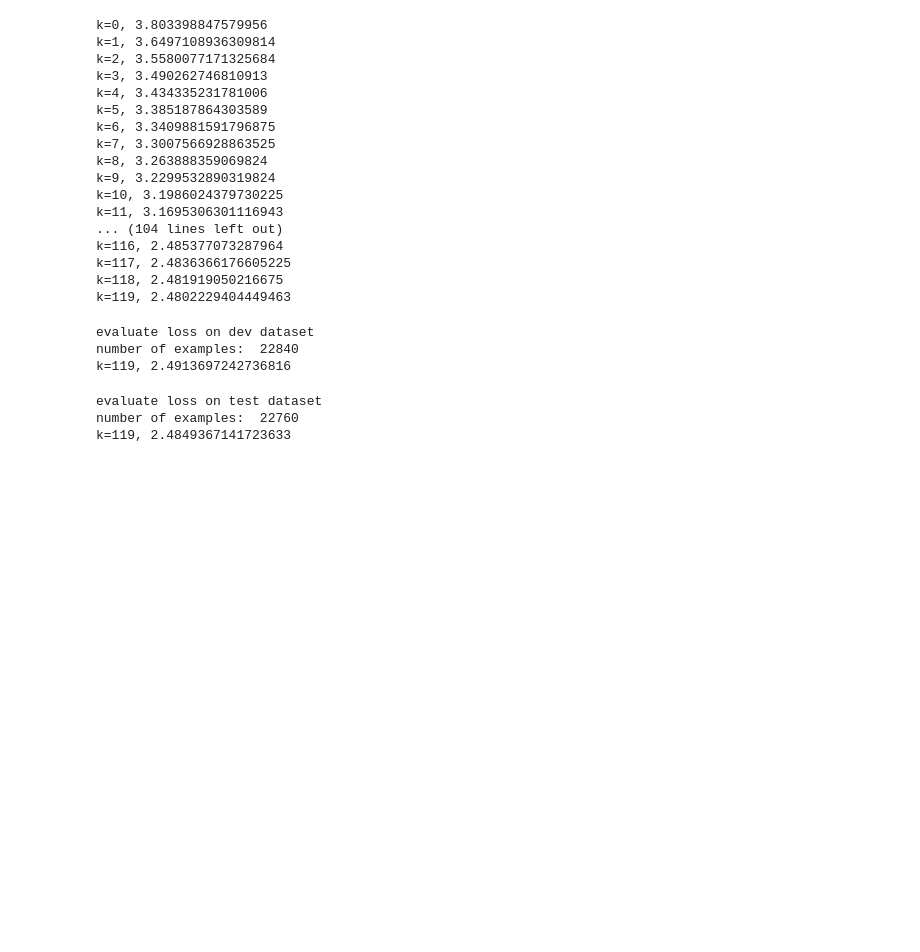
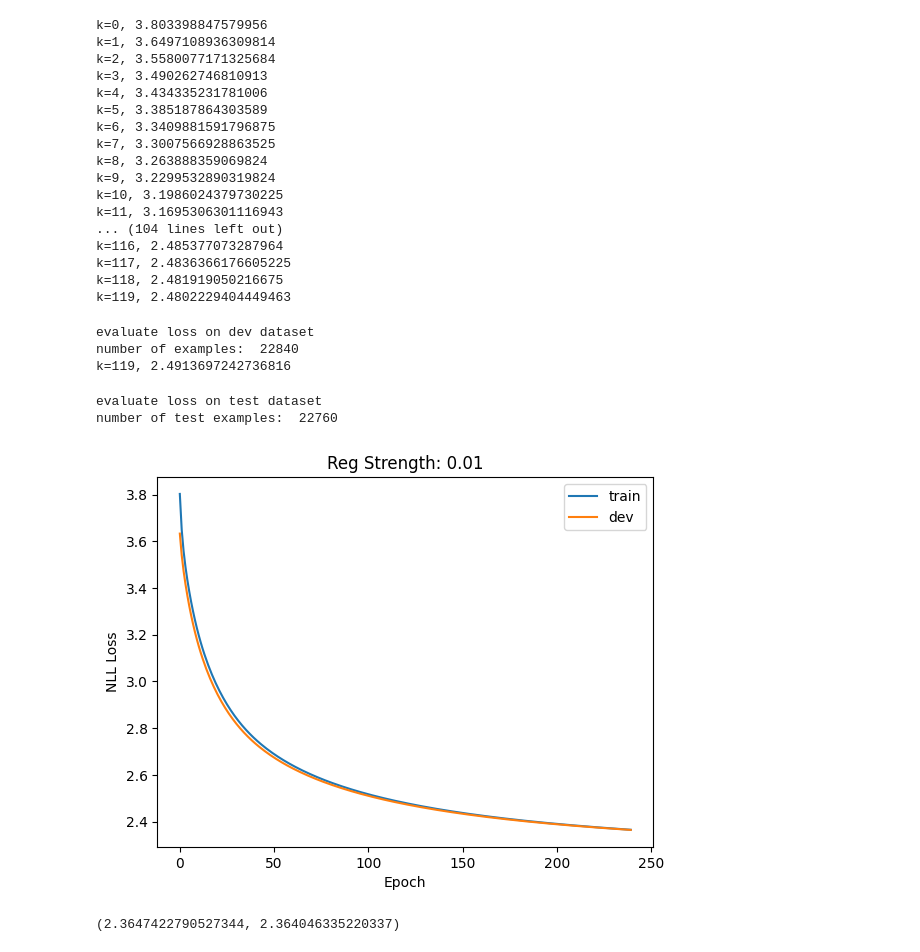
Before and after one commit to ademyanchuk/makemore, a Jupyter notebook: makemore_part1_trigrams.ipynb, the cells around one changed output. Saved outputs shown, nothing was run; the diff lists cells and outputs as text; code cells hidden in the pictures; blank space fills up the shorter version.

```diff
--- a/makemore_part1_trigrams.ipynb
+++ b/makemore_part1_trigrams.ipynb
@@ -503,0 +589,3 @@ number of examples:  182546
+# %%
+for k, v in experiments.items():
+  print(f'{k}, final train loss: {v[0][-1]}, final dev loss: {v[1][-1]}')
@@ -567,30 +661,60 @@ k=119, 2.4913697242736816
 # %%
 # create the dataset from test data
 print('evaluate loss on test dataset')
-xs, ys = [], []
+xtests, ytests = [], []
 for w in test:
   chs = ['.', '.'] + list(w) + ['.']
   for ch1, ch2, ch3 in zip(chs, chs[1:], chs[2:]):
     ix1 = pairtoi[ch1+ch2]
     ix2 = stoi[ch3]
-    xs.append(ix1)
-    ys.append(ix2)
-xs = torch.tensor(xs)
-ys = torch.tensor(ys)
-num = xs.nelement()
-print('number of examples: ', num)
+    xtests.append(ix1)
+    ytests.append(ix2)
+xtests = torch.tensor(xtests)
+ytests = torch.tensor(ytests)
+num_test = xtests.nelement()
+print('number of test examples: ', num_test)
 
-# forward pass to evaluate loss
-xenc = F.one_hot(xs, num_classes=729).float() # input to the network: one-hot encoding
-logits = xenc @ W # predict log-counts
-counts = logits.exp() # counts, equivalent to N
-probs = counts / counts.sum(1, keepdims=True) # probabilities for next character
-loss = -probs[torch.arange(num), ys].log().mean() + 0.01*(W**2).mean()
-print(f'{k=}, {loss.item()}')
+xtestenc = F.one_hot(xtests, num_classes=729).float() # input to the network: one-hot encoding
+
+g = torch.Generator().manual_seed(2147483647)
+W = torch.randn((729, 27), generator=g, requires_grad=True)
+train_losses = []
+dev_losses = []
+
+for k in range(240):
+
+  # forward pass
+  logits = xenc @ W # predict log-counts
+  counts = logits.exp() # counts, equivalent to N
+  probs = counts / counts.sum(1, keepdims=True) # probabilities for next character
+  loss = -probs[torch.arange(num), ys].log().mean() + 0.01*(W**2).mean() # best on dev set
+  # # print(f'train loss: {k=}, {loss.item()}')
+  train_losses.append(loss.item())
+  # backward pass
+  W.grad = None # set to zero the gradient
+  loss.backward()
+  # update
+  W.data += -50 * W.grad
+
+  # forward pass to evaluate loss
+  with torch.no_grad():
+    logits = xtestenc @ W # predict log-counts
+    counts = logits.exp() # counts, equivalent to N
+    probs = counts / counts.sum(1, keepdims=True) # probabilities for next character
+    loss = -probs[torch.arange(num_test), ytests].log().mean() # only want to see NLL part
+    # print(f'dev loss: {k=}, {loss.item()}')
+    dev_losses.append(loss.item())
+
+# plot after finishing experiment
+plot_train_dev_loss(train_losses, dev_losses, 0.01)
 # %% [output]
 evaluate loss on test dataset
-number of examples:  22760
-k=119, 2.4849367141723633
+number of test examples:  22760
+[figure, added]
+# %%
+train_losses[-1], dev_losses[-1]
+# %% [output]
+(2.3647422790527344, 2.364046335220337)
 # %%
 # The loss for nn trigram model is about the same as for bigram. Quality of generation is not much better.
 # NN also can't achieve 2.21 trigram statistical model result. Counting model has exact answers,
```
Also changed, not shown: parts of 12 cells of this notebook, 1 other file.
